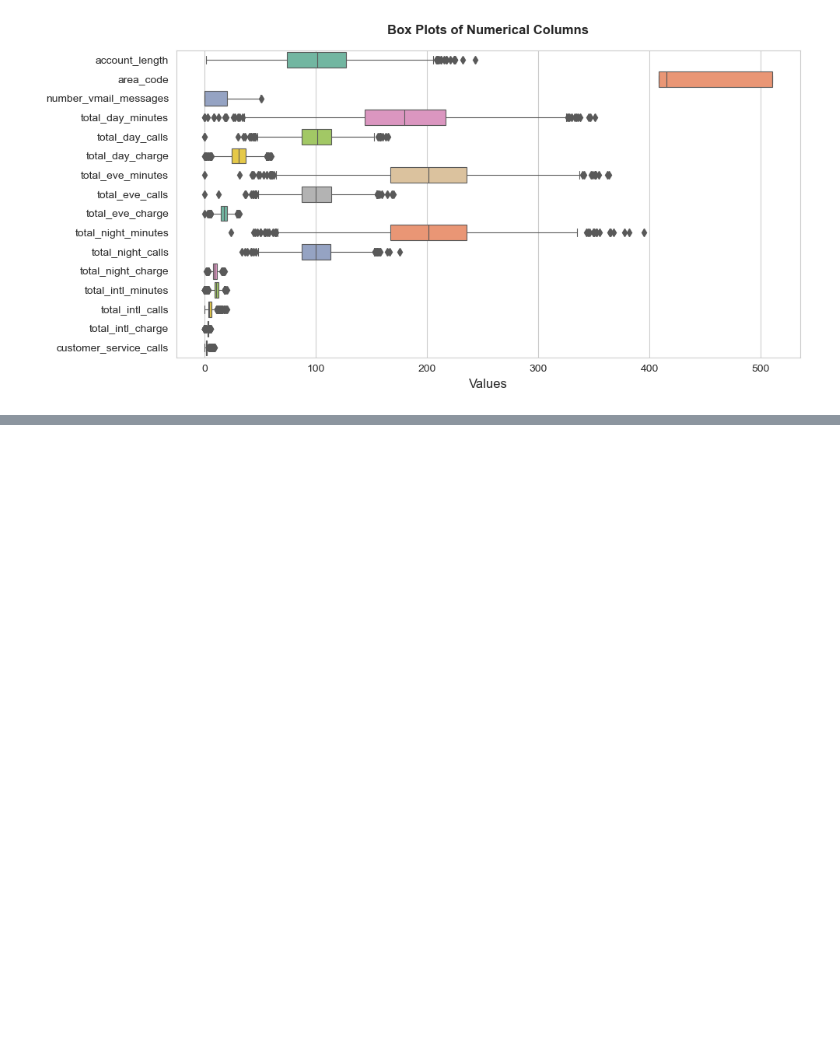
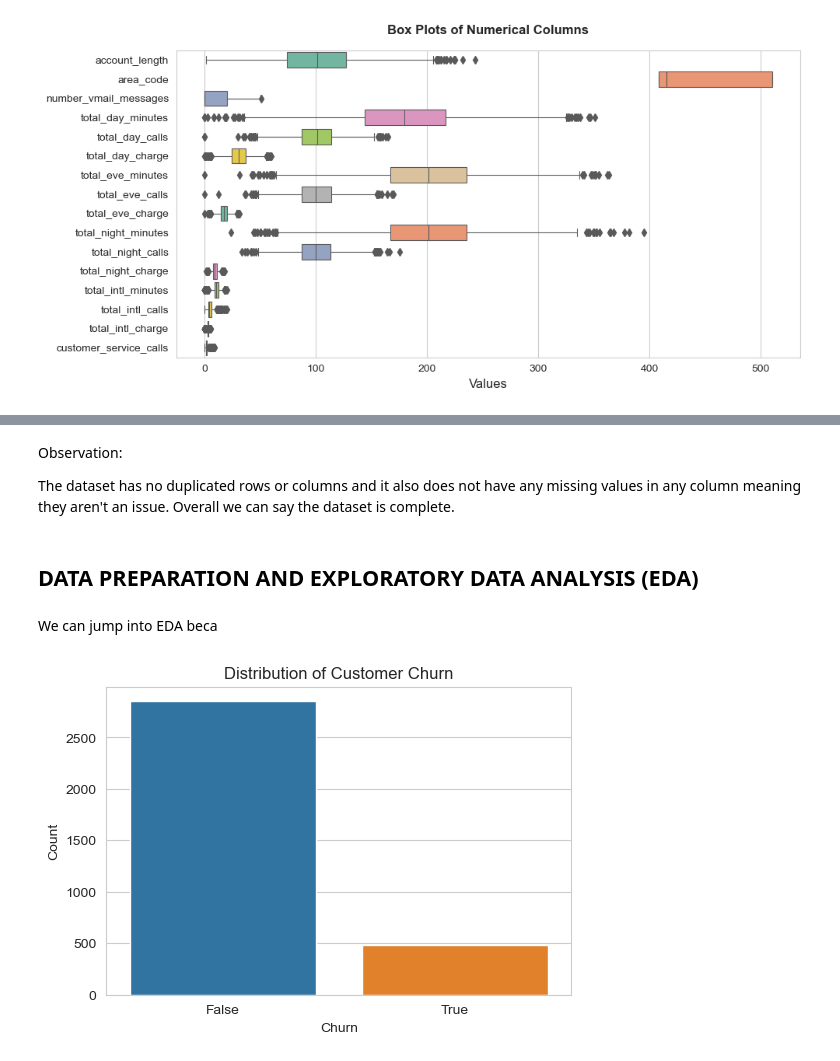
Before and after one commit to Laban-leploote/Telecom-Customer-Churn-Prediction, a Jupyter notebook: analysis.ipynb, the cells around one changed output, grey strips where cells are left out. Drawn from its saved outputs; the diff is of its cells as text; code cells hidden in the pictures; blank space fills up the shorter version.

```diff
--- a/analysis.ipynb
+++ b/analysis.ipynb
@@ -303,0 +347,21 @@ plt.show()
+# %% [markdown]
+Observation:
+
+The dataset has no duplicated rows or columns and it also does not have any missing values in any column meaning they aren't an issue. Overall we can say the dataset is complete.
+# %% [markdown]
+## DATA PREPARATION AND EXPLORATORY DATA ANALYSIS (EDA)
+# %% [markdown]
+We can jump into EDA beca
+# %%
+# churn distribution
+churn_counts = df['churn'].value_counts()
+churn_percentage = df['churn'].value_counts(normalize=True) * 100
+
+plt.figure(figsize=(6, 4))
+sns.countplot(x='churn', data=df)
+plt.title('Distribution of Customer Churn')
+plt.xlabel('Churn')
+plt.ylabel('Count')
+plt.savefig('churn_distribution.png')
+# %% [output]
+[figure, added]
```
Also changed, not shown: parts of 10 cells of this notebook, 3 other files.
